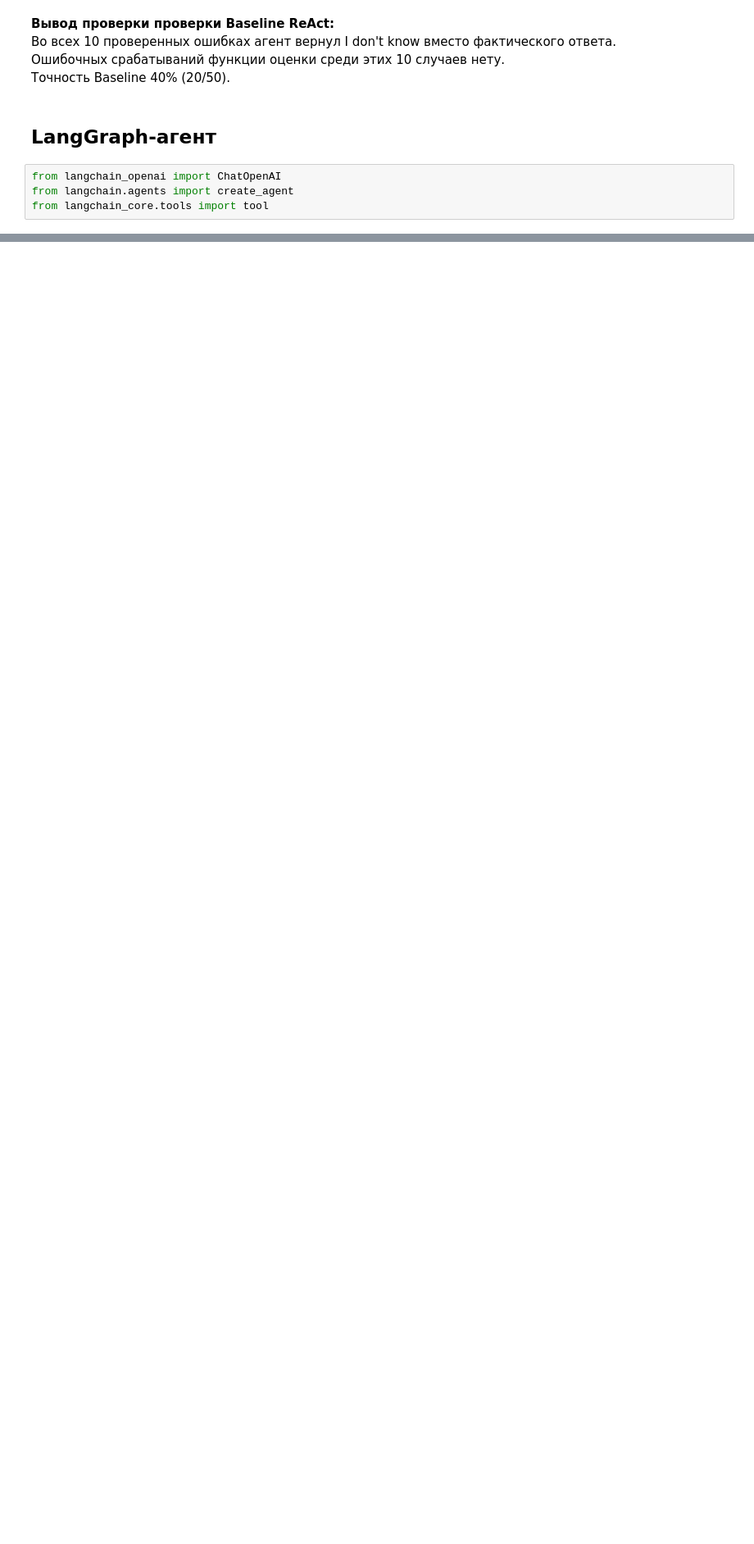
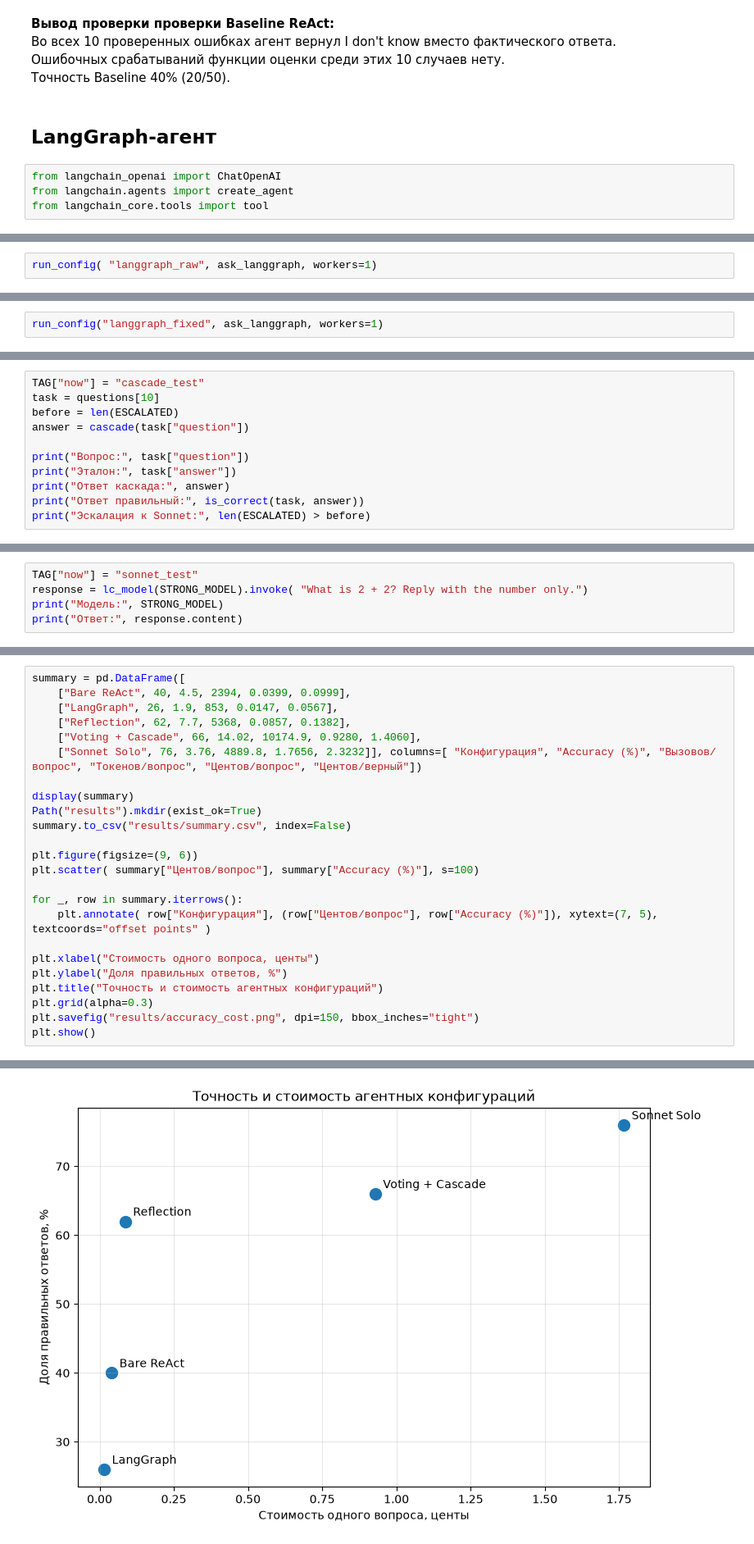
Before and after one commit to dshkkp/media-agent-eval, a Jupyter notebook: media_agent_eval.ipynb, the cells around one changed output, grey strips where cells are left out. Shown at 82% size. Saved outputs shown, nothing was run; the diff lists cells and outputs as text; blank space fills up the shorter version.

```diff
--- a/media_agent_eval.ipynb
+++ b/media_agent_eval.ipynb
@@ -437,0 +465,2 @@ def run_langgraph(question, model=CHEAP_MODEL, temperature=0.0, extra=""):
+# %%
+run_config( "langgraph_raw", ask_langgraph, workers=1)
@@ -437,0 +547,2 @@ def run_langgraph(question, model=CHEAP_MODEL, temperature=0.0, extra=""):
+# %%
+run_config("langgraph_fixed", ask_langgraph, workers=1)
@@ -437,0 +905,11 @@ def run_langgraph(question, model=CHEAP_MODEL, temperature=0.0, extra=""):
+# %%
+TAG["now"] = "cascade_test"
+task = questions[10]
+before = len(ESCALATED)
+answer = cascade(task["question"])
+
+print("Вопрос:", task["question"])
+print("Эталон:", task["answer"])
+print("Ответ каскада:", answer)
+print("Ответ правильный:", is_correct(task, answer))
+print("Эскалация к Sonnet:", len(ESCALATED) > before)
@@ -437,0 +922,5 @@ def run_langgraph(question, model=CHEAP_MODEL, temperature=0.0, extra=""):
+# %%
+TAG["now"] = "sonnet_test"
+response = lc_model(STRONG_MODEL).invoke( "What is 2 + 2? Reply with the number only.")
+print("Модель:", STRONG_MODEL)
+print("Ответ:", response.content)
@@ -437,0 +1070,25 @@ def run_langgraph(question, model=CHEAP_MODEL, temperature=0.0, extra=""):
+# %%
+summary = pd.DataFrame([
+    ["Bare ReAct", 40, 4.5, 2394, 0.0399, 0.0999],
+    ["LangGraph", 26, 1.9, 853, 0.0147, 0.0567],
+    ["Reflection", 62, 7.7, 5368, 0.0857, 0.1382],
+    ["Voting + Cascade", 66, 14.02, 10174.9, 0.9280, 1.4060],
+    ["Sonnet Solo", 76, 3.76, 4889.8, 1.7656, 2.3232]], columns=[ "Конфигурация", "Accuracy (%)", "Вызовов/вопрос", "Токенов/вопрос", "Центов/вопрос", "Центов/верный"])
+
+display(summary)
+Path("results").mkdir(exist_ok=True)
+summary.to_csv("results/summary.csv", index=False)
+
+plt.figure(figsize=(9, 6))
+plt.scatter( summary["Центов/вопрос"], summary["Accuracy (%)"], s=100)
+
+for _, row in summary.iterrows():
+    plt.annotate( row["Конфигурация"], (row["Центов/вопрос"], row["Accuracy (%)"]), xytext=(7, 5), textcoords="offset points" )
+
+plt.xlabel("Стоимость одного вопроса, центы")
+plt.ylabel("Доля правильных ответов, %")
+plt.title("Точность и стоимость агентных конфигураций")
+plt.grid(alpha=0.3)
+plt.savefig("results/accuracy_cost.png", dpi=150, bbox_inches="tight")
+plt.show()
+# %% [output]
@@ -437,0 +1101 @@ def run_langgraph(question, model=CHEAP_MODEL, temperature=0.0, extra=""):
+[figure, added]
```
Also changed, not shown: parts of 64 cells of this notebook, 11 other files.
